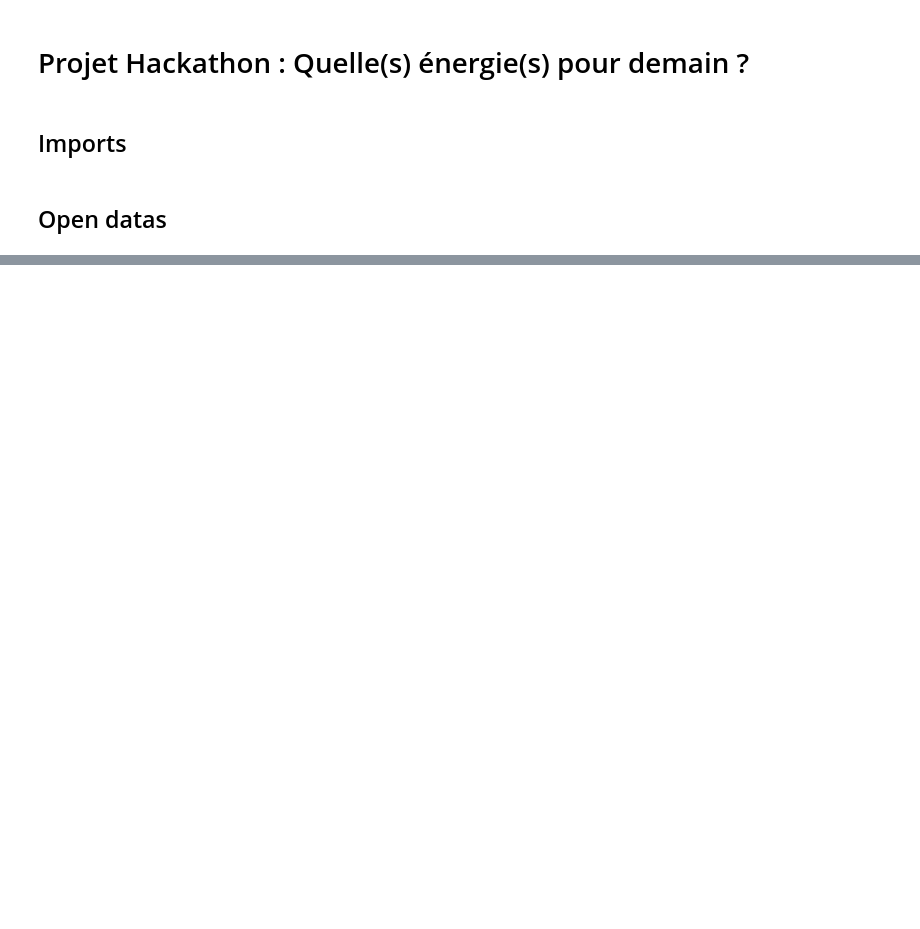
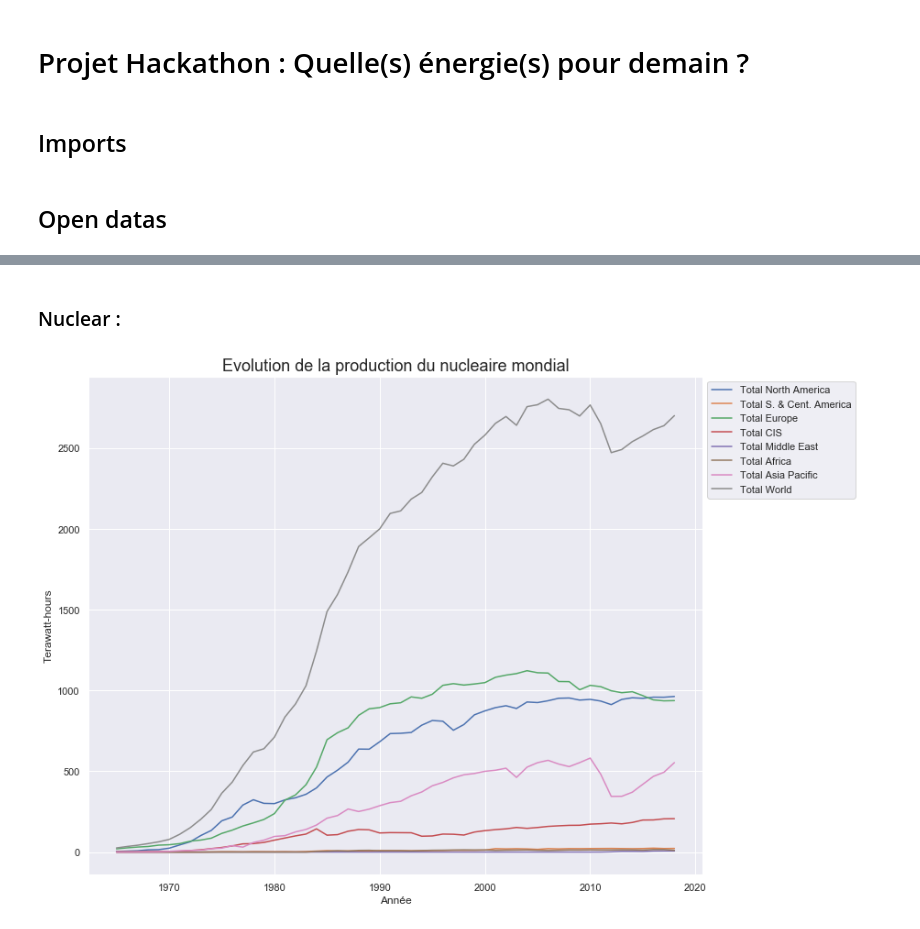
Before and after one commit to KevinFerin/HackatonMDI720, a Jupyter notebook: src/Hackathon.ipynb, the cells around one changed output, grey strips where cells are left out. Saved outputs shown, nothing was run; the diff lists cells and outputs as text; code cells hidden in the pictures; blank space fills up the shorter version.

```diff
--- a/src/Hackathon.ipynb
+++ b/src/Hackathon.ipynb
@@ -33,0 +72,11 @@ plt.show()
+# %% [markdown]
+### Nuclear :
+# %%
+nuclear_production = pd.read_excel(dataPath+"data_production.xlsx", 8, header = 2)
+unite = "Terawatt-hours"
+nuclear_production = clean(nuclear_production,unite)
+nuclear_production_total, nuclear_production = separate_total(nuclear_production, unite)
+
+print_df(nuclear_production_total, "Evolution de la production du nucleaire mondial", unite)
+# %% [output]
+[figure, added]
```
Also changed, not shown: parts of 14 cells of this notebook.
